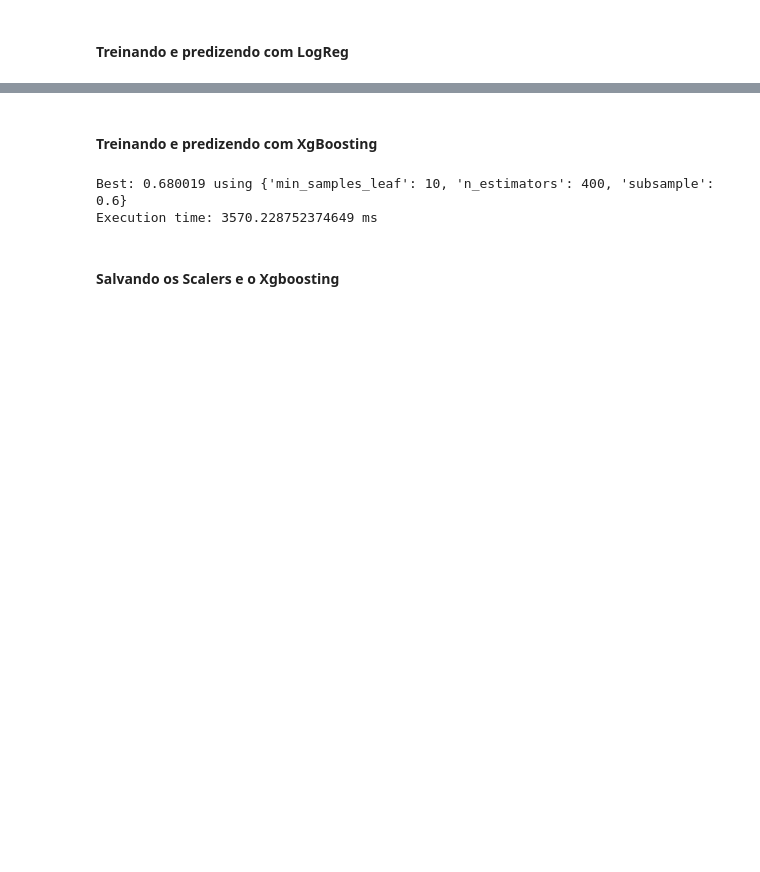
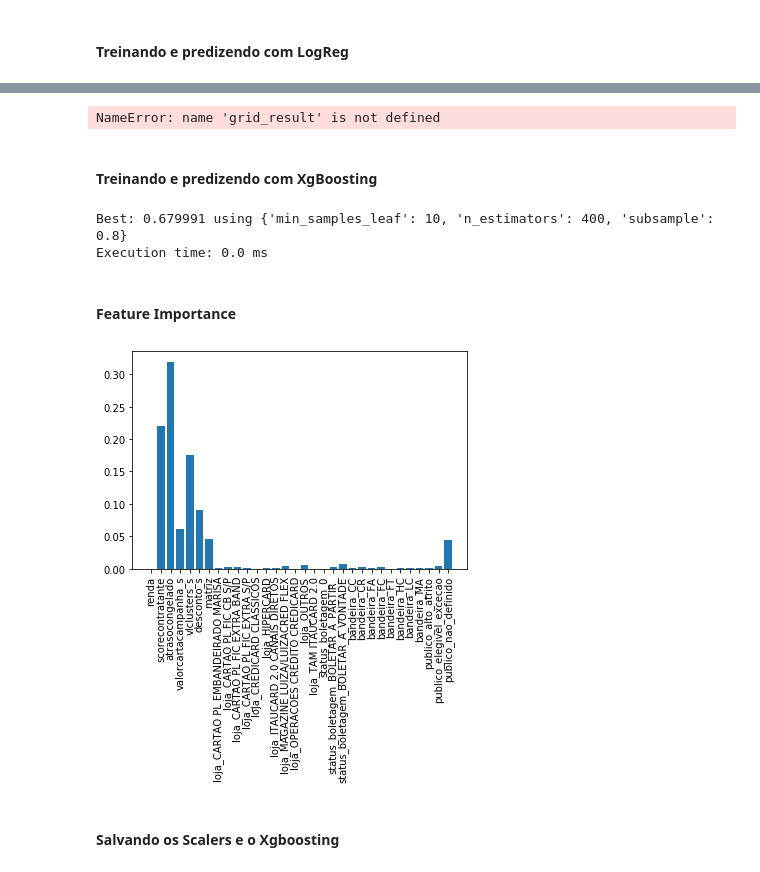
Before and after one commit to gbencke/scorea03, a Jupyter notebook: scoreA03.ipynb, the cells around one changed output, grey strips where cells are left out. Drawn from its saved outputs; the diff is of its cells as text; code cells hidden in the pictures; blank space fills up the shorter version.

```diff
--- a/scoreA03.ipynb
+++ b/scoreA03.ipynb
@@ -114,14 +134,13 @@ def trata_loja(x):
              'ITAUCARD 2.0 CANAIS DIRETOS',
              'MAGAZINE LUIZA/LUIZACRED FLEX',
              'OPERACOES CREDITO CREDICARD',
-             'OUTROS',
              'TAM ITAUCARD 2.0']
     if x in lojas:
         return x
     else:
         return 'OUTROS'
-df['LOJA'] = df['LOJA'].apply(trata_loja)
-df['LOJA'].value_counts()
+df['loja'] = df['loja'].apply(trata_loja)
+df['loja'].value_counts()
 # %% [output]
 OUTROS                           44677
 MAGAZINE LUIZA/LUIZACRED FLEX    32317
@@ -170,7 +189,7 @@ Name: publico, dtype: int64
 # %% [markdown]
 #### Transformando colunas categóricas em binárias
 # %%
-colunas_treino = ['LOJA',
+colunas_treino = ['loja',
                   'renda',
                   'scorecontratante',
                   'atrasocongelado',
@@ -253,6 +272,8 @@ df_predicted = df_dummies
 df_predicted['pagamentos real'] = y_test
 df_predicted['prob prevista'] = pred[:,1]
 df_predicted.to_csv('logreg_predicted.csv', decimal=',', sep=";")
+# %% [output]
+NameError: name 'grid_result' is not defined
 # %% [markdown]
 #### Treinando e predizendo com XgBoosting
 # %%
@@ -264,16 +285,25 @@ param_grid_xg = {
 xg = GradientBoostingClassifier(learning_rate=0.02)
 grid_xg = GridSearchCV(estimator=xg, param_grid=param_grid_xg, cv=5, scoring='roc_auc', n_jobs=-1)
 grid_result_xg = grid_xg.fit(X_train, y_train)
+start_time = time.time()
 print("Best: %f using %s" % (grid_result_xg.best_score_, grid_result_xg.best_params_))
 print("Execution time: " + str((time.time() - start_time)) + ' ms')
 # %% [output]
-Best: 0.680019 using {'min_samples_leaf': 10, 'n_estimators': 400, 'subsample': 0.6}
-Execution time: 3570.228752374649 ms
+Best: 0.679991 using {'min_samples_leaf': 10, 'n_estimators': 400, 'subsample': 0.8}
+Execution time: 0.0 ms
 # %%
 pred = grid_result_xg.predict_proba(X_test)
 df_predicted = df
 df_predicted['prob prevista'] = pred[:,1]
 df_predicted.to_csv(r'data\xgboost_train_result_predict.csv', decimal=',', sep=";")
+# %% [markdown]
+#### Feature Importance
+# %%
+pyplot.bar(range(len(grid_result_xg.best_estimator_.feature_importances_)), grid_result_xg.best_estimator_.feature_importances_)
+pyplot.xticks(range(len(grid_result_xg.best_estimator_.feature_importances_)),dummies.columns, rotation='vertical')
+pyplot.show()
+# %% [output]
+[figure, added]
 # %% [markdown]
 #### Salvando os Scalers e o Xgboosting
 # %%
```
Also changed, not shown: parts of 7 cells of this notebook, 2 other files.
